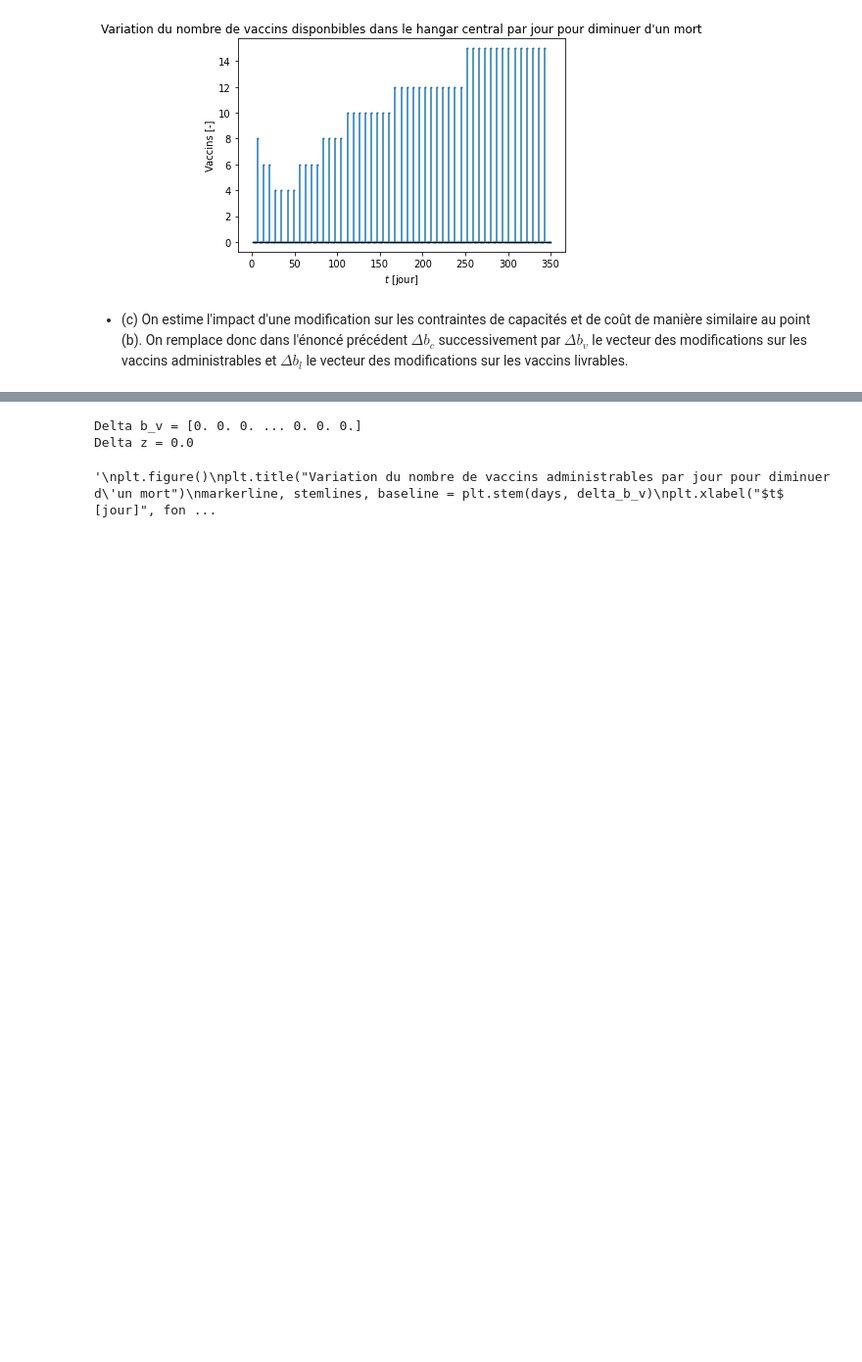
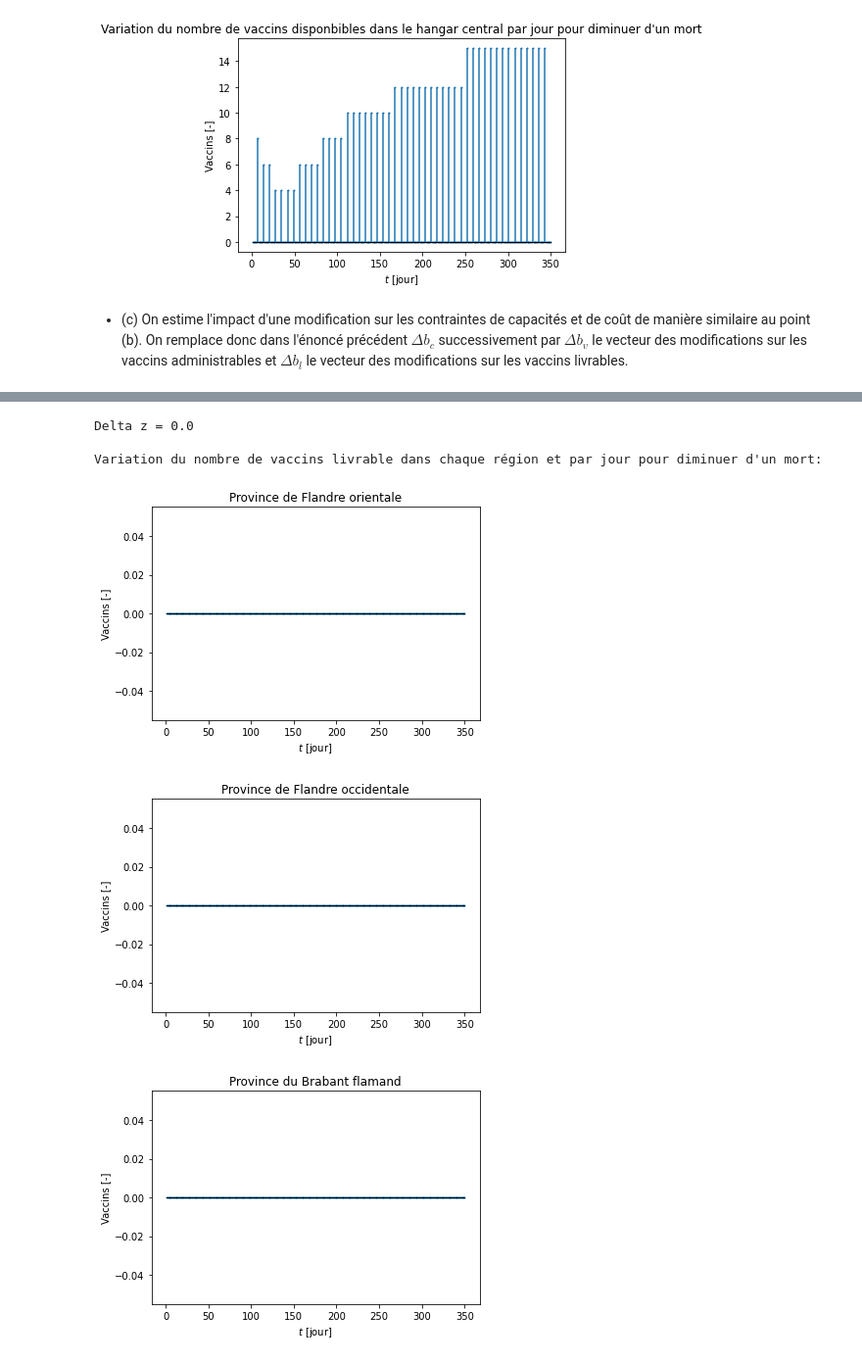
Before and after one commit to EliottVND/LINMA1702, a Jupyter notebook: rapport_notebook.ipynb, the cells around one changed output, grey strips where cells are left out. Shown: that part at 98% size. Cells and saved outputs as stored; diff of their text form; code cells hidden in the pictures; blank space fills up the shorter version.

```diff
--- a/rapport_notebook.ipynb
+++ b/rapport_notebook.ipynb
@@ -677,28 +710,30 @@ Delta z = -1.0
 # %%
 # modification du nombre de vaccins administrables par jour dans chaque centre.
-
-b2 = np.ones(len(days)*n)*b_v
+b2 = np.ones(len(days)*n)*b_l
 a2 = y_star[len(b_c)+len(b1)+1:len(b_c)+len(b1)+1+len(b2)]
 
-q13_c2, delta_b_v = approx_delta(a2, b2, 1e-2)
-delta = np.array([delta_b_v[i].x for i in range(len(delta_b_v))])
-print(f"Delta b_v = {delta}")
-print(f"Delta z = {a2 @ delta}")
+q13_c2, delta_b_l = approx_delta(a2, b2, 1e-5)
 
+delta_bl = np.array([[delta_b_l[j+t*n].x for t in days-1] for j in range(n)])
+delta2 = np.array([delta_b_l[j+t*n].x for t in days-1 for j in range(n)])
+print(f"Delta z = {a2 @ delta2}")
+#print(f"Delta b_l = \n{delta_bl}")
 
-#A FAIRE -> METTRE SOUS FORME DE MATRICE
-"""
-plt.figure()
-plt.title("Variation du nombre de vaccins administrables par jour pour diminuer d'un mort")
-markerline, stemlines, baseline = plt.stem(days, delta_b_v)
-plt.xlabel("$t$ [jour]", fontsize=10)
-plt.ylabel("Vaccins [-]", fontsize=10)
-baseline.set_color('k')
-baseline.set_linewidth(1)
-markerline.set_markersize(1)
-plt.show()
-"""
+print("\nVariation du nombre de vaccins livrable dans chaque région et par jour pour diminuer d'un mort:")
+for j in range(n):
+    plt.figure()
+    plt.title(province[j])
+    markerline, stemlines, baseline = plt.stem(days, delta_bl[j])
+    plt.xlabel("$t$ [jour]", fontsize=10)
+    plt.ylabel("Vaccins [-]", fontsize=10)
+    baseline.set_color('k')
+    baseline.set_linewidth(1)
+    markerline.set_markersize(1)
+    plt.show()
 # %% [output]
-Delta b_v = [0. 0. 0. ... 0. 0. 0.]
 Delta z = 0.0
+
+Variation du nombre de vaccins livrable dans chaque région et par jour pour diminuer d'un mort:
-'\nplt.figure()\nplt.title("Variation du nombre de vaccins administrables par jour pour diminuer d\'un mort")\nmarkerline, stemlines, baseline = plt.stem(days, delta_b_v)\nplt.xlabel("$t$ [jour]", fon ...
+[figure, added]
+[figure, added]
+[figure, added]
```
Also changed, not shown: parts of 18 cells of this notebook, 2 other files.
